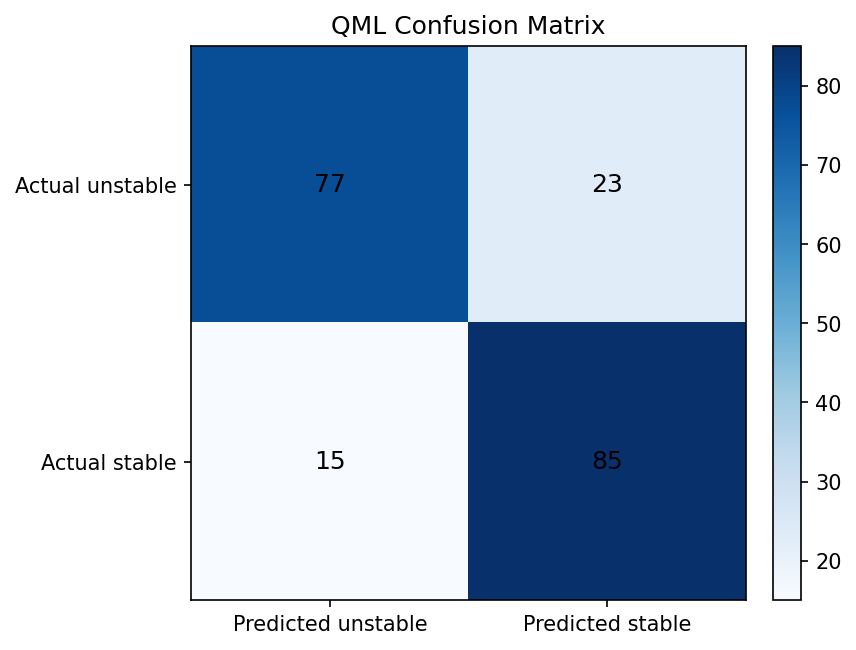
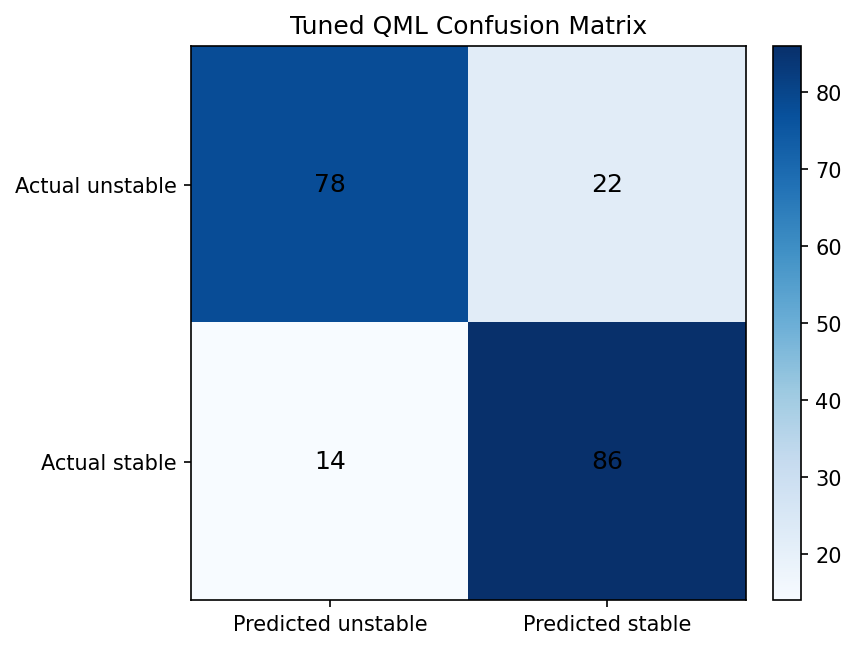
The notebook cell's code change between the first figure and the second:
--- before
+++ after
@@ -1,3 +1,3 @@
-qml_confusion_matrix = confusion_matrix(true_labels, qml_predicted_labels, labels=[0, 1])
+qml_confusion_matrix = confusion_matrix(tuned_true_labels, tuned_qml_predicted_labels, labels=[0, 1])
 confusion_dataframe = pd.DataFrame(
     qml_confusion_matrix,
@@ -9,5 +9,5 @@
 plt.figure(figsize=(5.8, 4.8))
 plt.imshow(qml_confusion_matrix, cmap="Blues")
-plt.title("QML Confusion Matrix")
+plt.title("Tuned QML Confusion Matrix")
 plt.xticks([0, 1], ["Predicted unstable", "Predicted stable"])
 plt.yticks([0, 1], ["Actual unstable", "Actual stable"])

Commit: Tune QML baseline hyperparameters